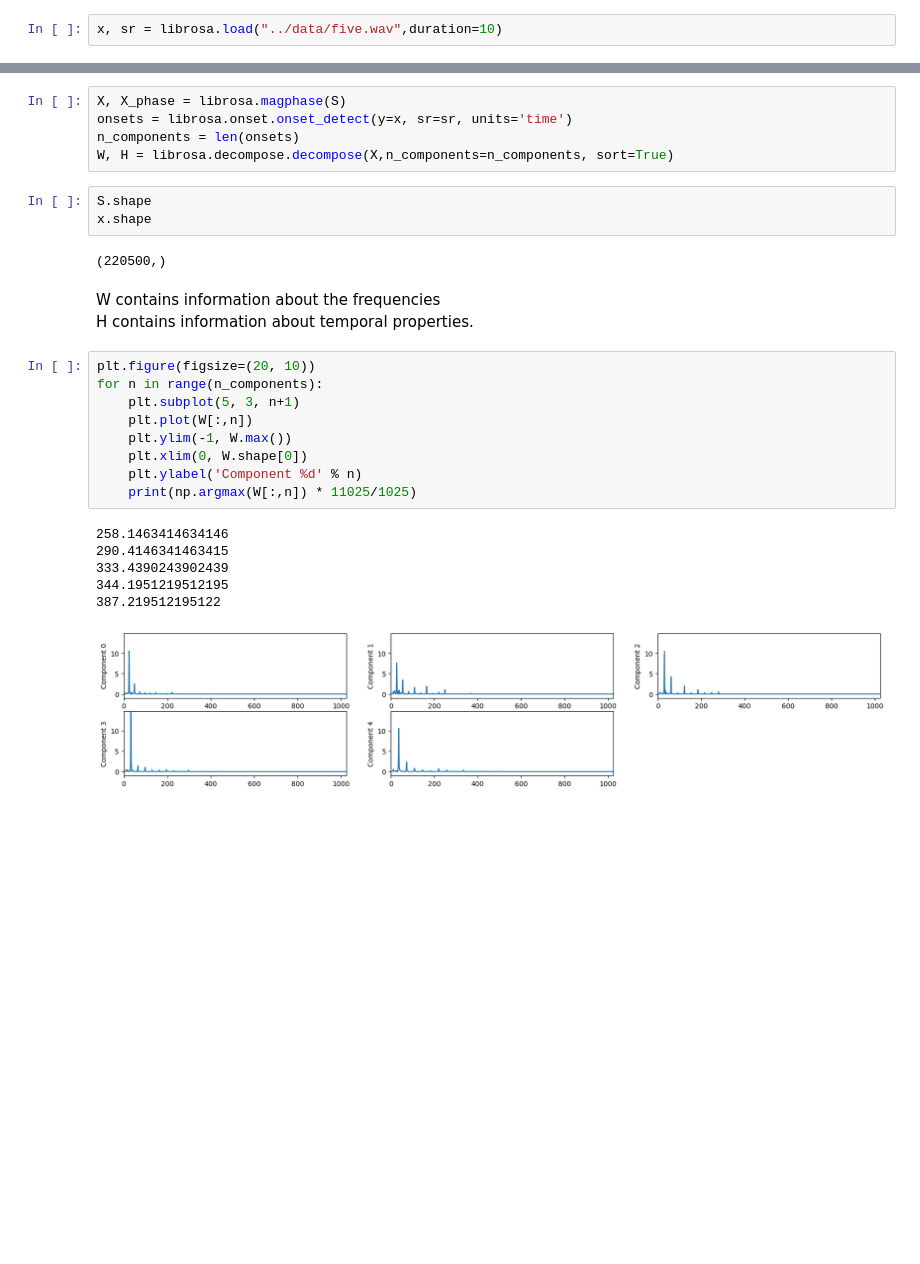
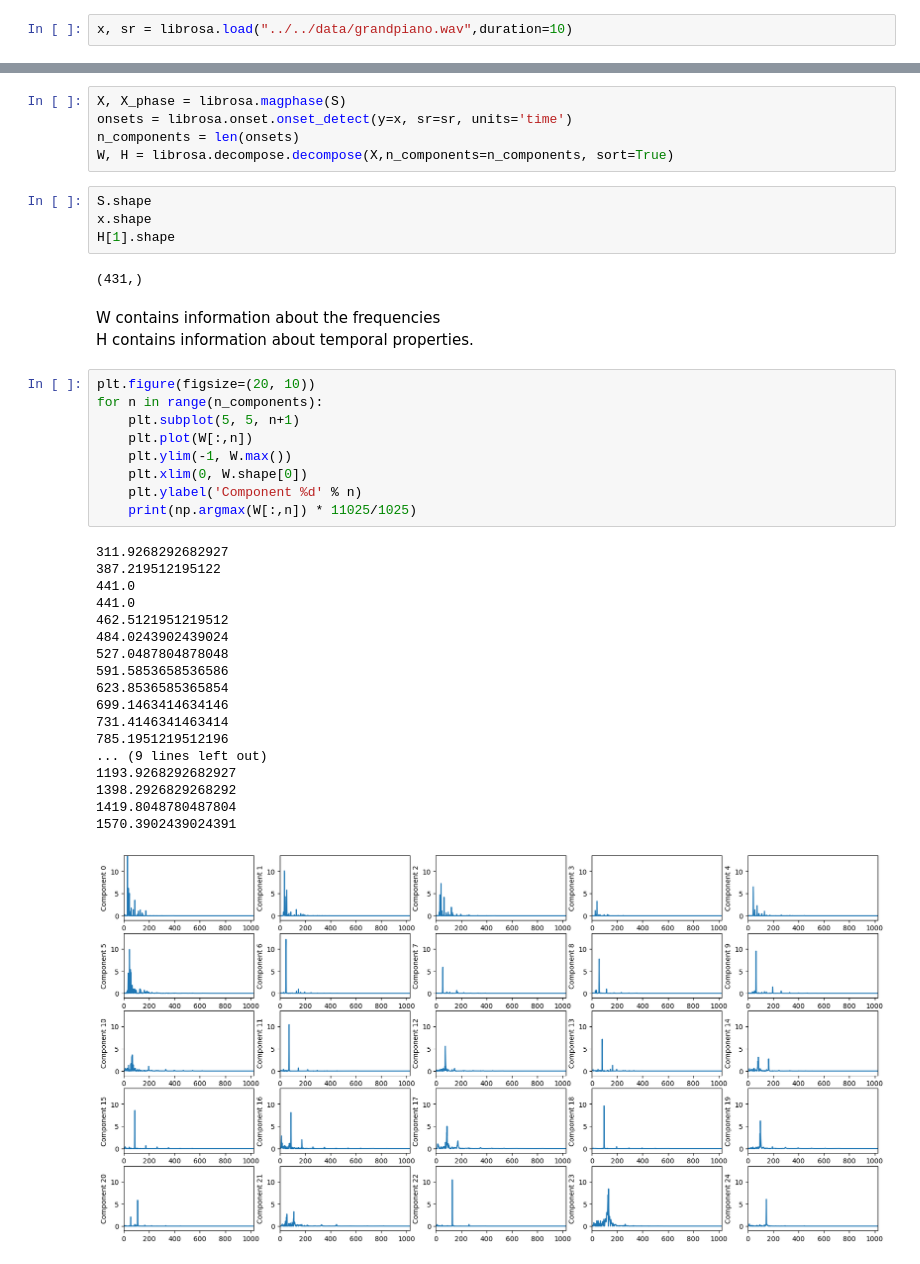
Before and after one commit to jonibarci/SPAI, a Jupyter notebook: notebooks/nmf_proto.ipynb, the cells around one changed output, grey strips where cells are left out. Cells and saved outputs as stored; diff of their text form; blank space fills up the shorter version.

```diff
--- a/notebooks/nmf_proto.ipynb
+++ b/notebooks/nmf_proto.ipynb
@@ -5,7 +5,7 @@ import librosa, librosa.display
 import warnings
 warnings.simplefilter("ignore")
 # %%
-x, sr = librosa.load("../data/five.wav",duration=10)
+x, sr = librosa.load("../../data/grandpiano.wav",duration=10)
 # %%
 ipd.Audio(x,rate=sr)
 # %% [output]
@@ -33,27 +33,40 @@ W, H = librosa.decompose.decompose(X,n_components=n_components, sort=True)
 # %%
 S.shape
 x.shape
+H[1].shape
 # %% [output]
-(220500,)
+(431,)
 # %% [markdown]
 W contains information about the frequencies\
 H contains information about temporal properties.
 # %%
 plt.figure(figsize=(20, 10))
 for n in range(n_components):
-    plt.subplot(5, 3, n+1)
+    plt.subplot(5, 5, n+1)
     plt.plot(W[:,n])
     plt.ylim(-1, W.max())
     plt.xlim(0, W.shape[0])
     plt.ylabel('Component %d' % n)
     print(np.argmax(W[:,n]) * 11025/1025)
 # %% [output]
-258.1463414634146
-290.4146341463415
-333.4390243902439
-344.1951219512195
+311.9268292682927
 387.219512195122
+441.0
+441.0
+462.5121951219512
+484.0243902439024
+527.0487804878048
+591.5853658536586
+623.8536585365854
+699.1463414634146
+731.4146341463414
+785.1951219512196
+... (9 lines left out)
+1193.9268292682927
+1398.2926829268292
+1419.8048780487804
+1570.3902439024391
-[figure, old version]
+[figure, new version]
 # %%
 plt.figure(figsize=(20, 10))
 for n in range(n_components):
```
Also changed, not shown: parts of 4 cells of this notebook, 1 other file.
